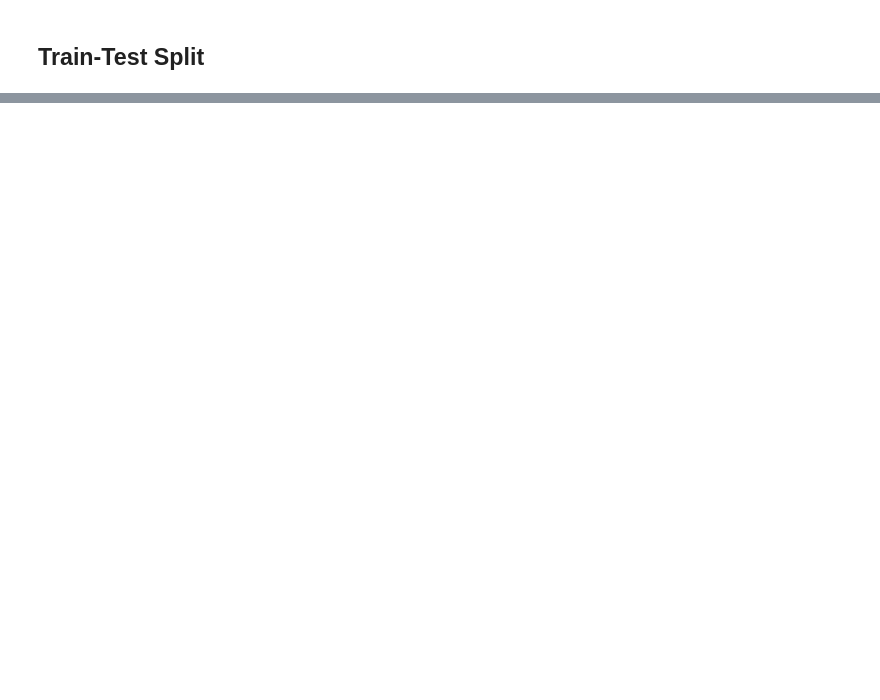
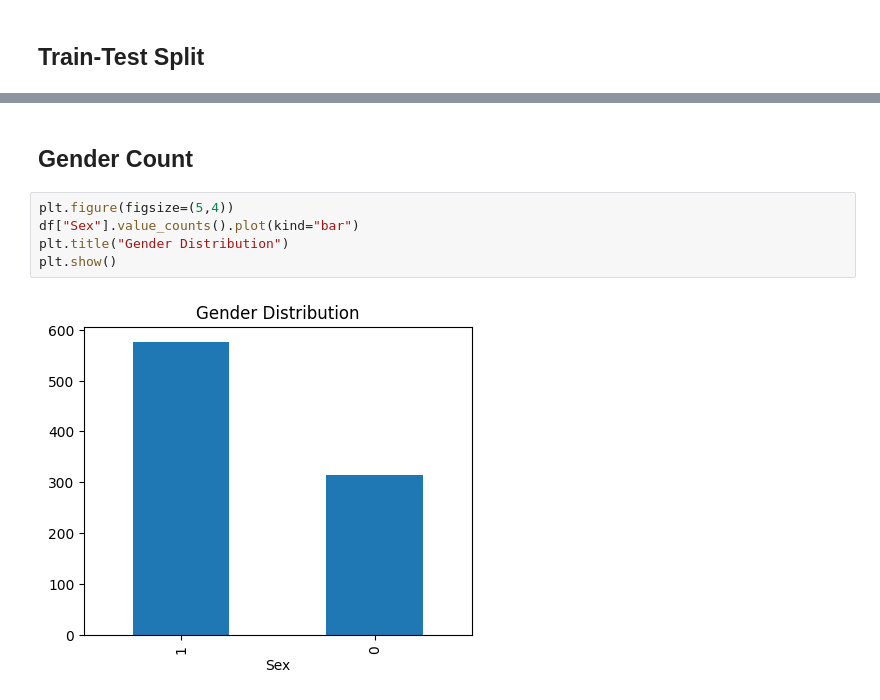
Before and after one commit to varunsingh-dev/machine-learning, a Jupyter notebook: 02_Data_PreProcessing/Data_Preprocessing.ipynb, the cells around one changed output, grey strips where cells are left out. Drawn from its saved outputs; the diff is of its cells as text; blank space fills up the shorter version.

```diff
--- a/02_Data_PreProcessing/Data_Preprocessing.ipynb
+++ b/02_Data_PreProcessing/Data_Preprocessing.ipynb
@@ -185,0 +244,9 @@ Testing Data
+# %% [markdown]
+## Gender Count
+# %%
+plt.figure(figsize=(5,4))
+df["Sex"].value_counts().plot(kind="bar")
+plt.title("Gender Distribution")
+plt.show()
+# %% [output]
+[figure, added]
```
Also changed, not shown: parts of 34 cells of this notebook.
